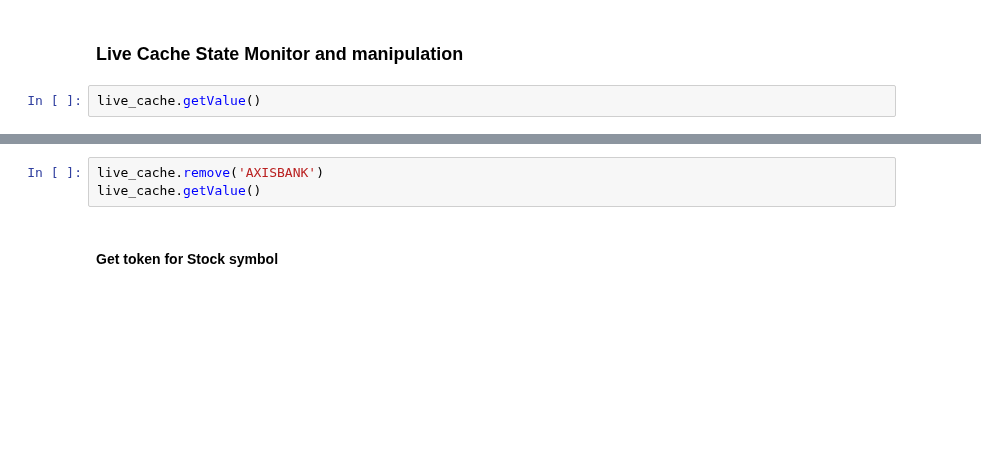
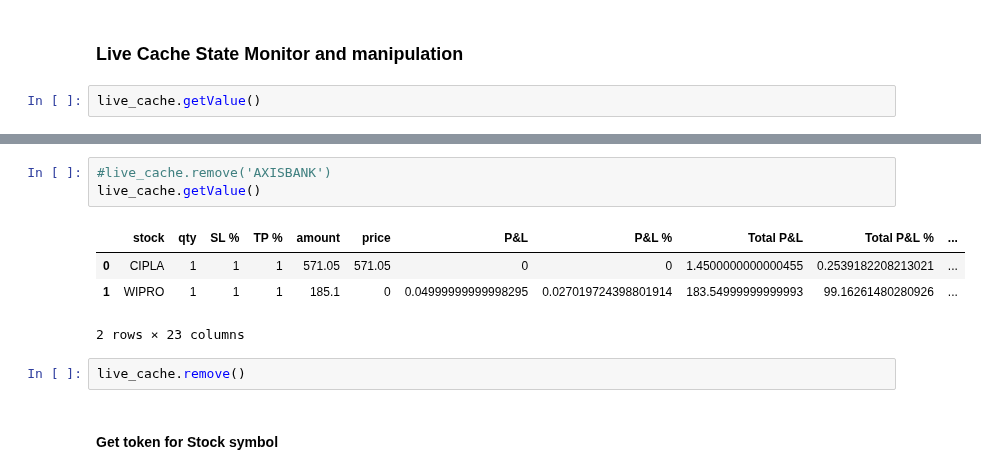
Before and after one commit to suhansaha/algotrader, a Jupyter notebook: src/freedom_v2_unit_test.ipynb, the cells around one changed output, grey strips where cells are left out. Saved outputs shown, nothing was run; the diff lists cells and outputs as text; blank space fills up the shorter version.

```diff
--- a/src/freedom_v2_unit_test.ipynb
+++ b/src/freedom_v2_unit_test.ipynb
@@ -544,6 +593,13 @@ live_cache.getValue()
 # %%
-live_cache.remove('AXISBANK')
+#live_cache.remove('AXISBANK')
 live_cache.getValue()
+# %% [output]
+|  | stock | qty | SL % | TP % | amount | price | P&L | P&L % | Total P&L | Total P&L % | ... |
+| 0 | CIPLA | 1 | 1 | 1 | 571.05 | 571.05 | 0 | 0 | 1.4500000000000455 | 0.2539182208213021 | ... |
+| 1 | WIPRO | 1 | 1 | 1 | 185.1 | 0 | 0.04999999999998295 | 0.027019724398801914 | 183.54999999999993 | 99.16261480280926 | ... |
+2 rows × 23 columns
+# %%
+live_cache.remove()
 # %% [markdown]
 #### Get token for Stock symbol
 # %%
```
Also changed, not shown: parts of 37 cells of this notebook, 5 other files.
